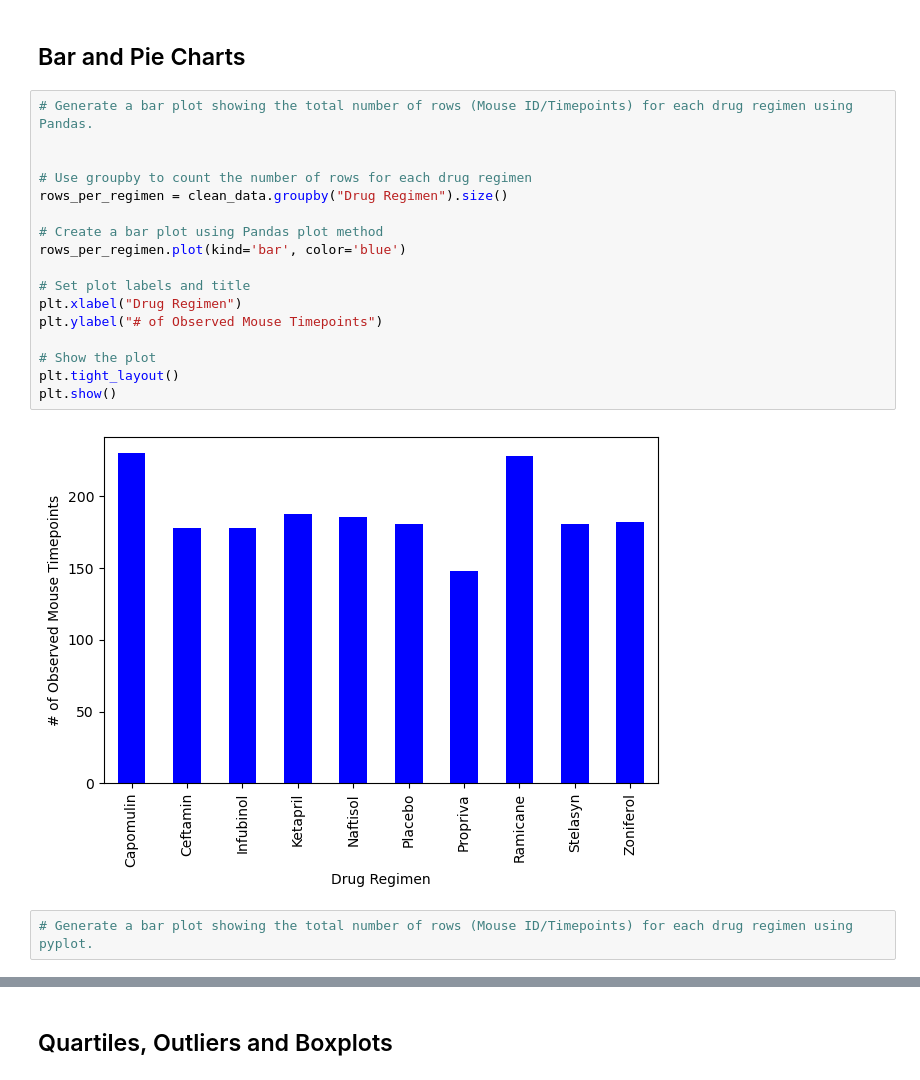
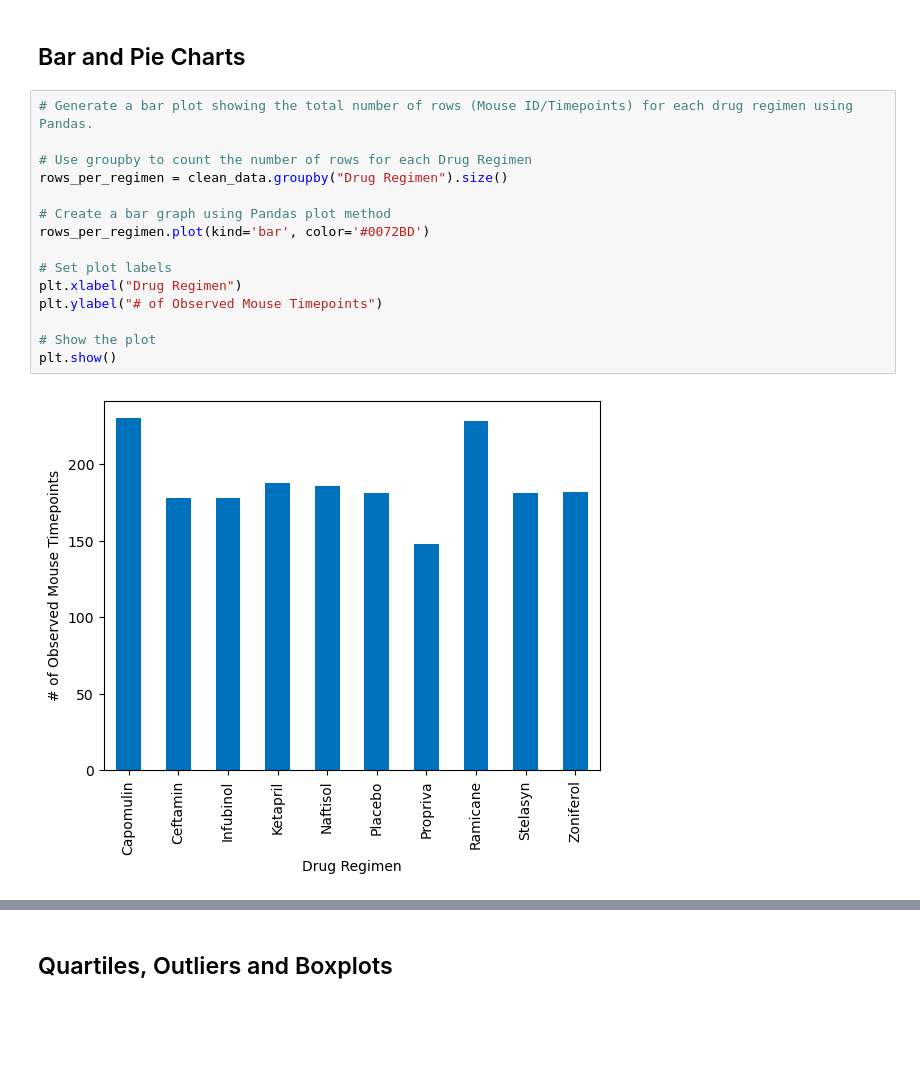
Before and after one commit to TLCLauraB/pymaceuticals, a Jupyter notebook: challenge5_pymaceuticals.ipynb, the cells around one changed output, grey strips where cells are left out. Cells and saved outputs as stored; diff of their text form; blank space fills up the shorter version.

```diff
--- a/challenge5_pymaceuticals.ipynb
+++ b/challenge5_pymaceuticals.ipynb
@@ -204,21 +200,17 @@ summary_stats_agg
 # %%
 # Generate a bar plot showing the total number of rows (Mouse ID/Timepoints) for each drug regimen using Pandas.
 
-
-# Use groupby to count the number of rows for each drug regimen
+# Use groupby to count the number of rows for each Drug Regimen
 rows_per_regimen = clean_data.groupby("Drug Regimen").size()
 
-# Create a bar plot using Pandas plot method
-rows_per_regimen.plot(kind='bar', color='blue')
+# Create a bar graph using Pandas plot method
+rows_per_regimen.plot(kind='bar', color='#0072BD')
 
-# Set plot labels and title
+# Set plot labels
 plt.xlabel("Drug Regimen")
 plt.ylabel("# of Observed Mouse Timepoints")
 
 # Show the plot
-plt.tight_layout()
 plt.show()
 # %% [output]
-[figure, old version]
+[figure, new version]
-# %%
-# Generate a bar plot showing the total number of rows (Mouse ID/Timepoints) for each drug regimen using pyplot.
```
Also changed, not shown: parts of 15 cells of this notebook, 1 other file.
